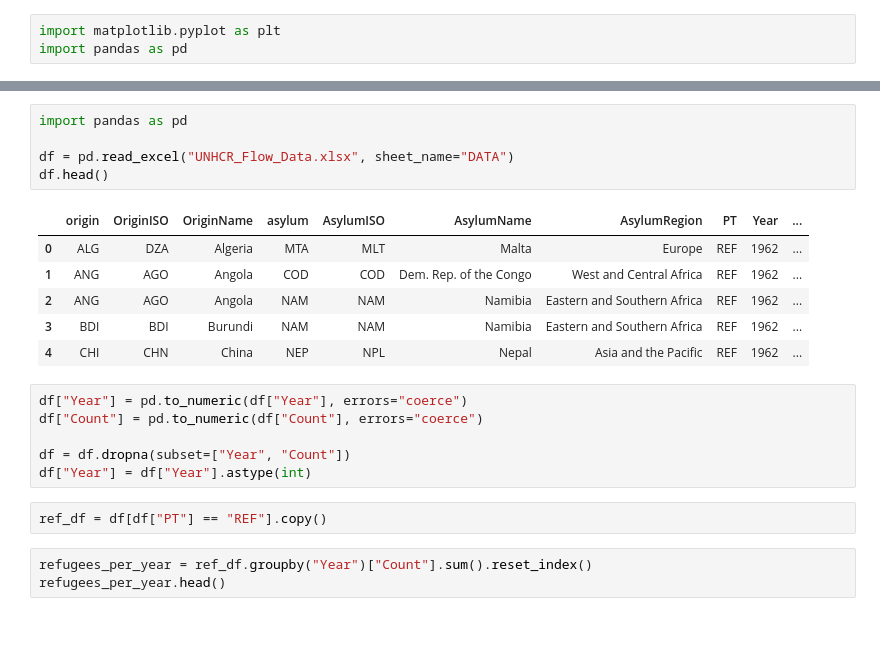
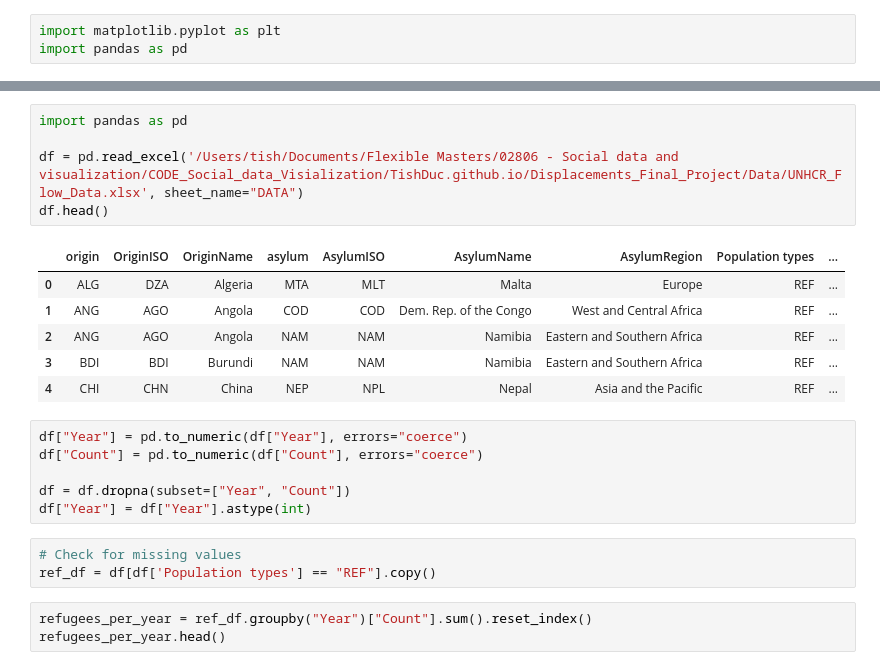
Before and after one commit to TishDuc/TishDuc.github.io, a Jupyter notebook: Displacements_Final_Project/Oiger_script.ipynb, the cells around one changed output, grey strips where cells are left out. Saved outputs shown, nothing was run; the diff lists cells and outputs as text; blank space fills up the shorter version.

```diff
--- a/Displacements_Final_Project/Oiger_script.ipynb
+++ b/Displacements_Final_Project/Oiger_script.ipynb
@@ -20,15 +20,15 @@ print(xls.sheet_names)
 # %%
 import pandas as pd
 
-df = pd.read_excel("UNHCR_Flow_Data.xlsx", sheet_name="DATA")
+df = pd.read_excel('/Users/tish/Documents/Flexible Masters/02806 - Social data and visualization/CODE_Social_data_Visialization/TishDuc.github.io/Displacements_Final_Project/Data/UNHCR_Flow_Data.xlsx', sheet_name="DATA")
 df.head()
 # %% [output]
-|  | origin | OriginISO | OriginName | asylum | AsylumISO | AsylumName | AsylumRegion | PT | Year | ... |
-| 0 | ALG | DZA | Algeria | MTA | MLT | Malta | Europe | REF | 1962 | ... |
-| 1 | ANG | AGO | Angola | COD | COD | Dem. Rep. of the Congo | West and Central Africa | REF | 1962 | ... |
-| 2 | ANG | AGO | Angola | NAM | NAM | Namibia | Eastern and Southern Africa | REF | 1962 | ... |
-| 3 | BDI | BDI | Burundi | NAM | NAM | Namibia | Eastern and Southern Africa | REF | 1962 | ... |
-| 4 | CHI | CHN | China | NEP | NPL | Nepal | Asia and the Pacific | REF | 1962 | ... |
+|  | origin | OriginISO | OriginName | asylum | AsylumISO | AsylumName | AsylumRegion | Population types | ... |
+| 0 | ALG | DZA | Algeria | MTA | MLT | Malta | Europe | REF | ... |
+| 1 | ANG | AGO | Angola | COD | COD | Dem. Rep. of the Congo | West and Central Africa | REF | ... |
+| 2 | ANG | AGO | Angola | NAM | NAM | Namibia | Eastern and Southern Africa | REF | ... |
+| 3 | BDI | BDI | Burundi | NAM | NAM | Namibia | Eastern and Southern Africa | REF | ... |
+| 4 | CHI | CHN | China | NEP | NPL | Nepal | Asia and the Pacific | REF | ... |
 # %%
 df["Year"] = pd.to_numeric(df["Year"], errors="coerce")
 df["Count"] = pd.to_numeric(df["Count"], errors="coerce")
@@ -36,7 +36,8 @@ df["Count"] = pd.to_numeric(df["Count"], errors="coerce")
 df = df.dropna(subset=["Year", "Count"])
 df["Year"] = df["Year"].astype(int)
 # %%
-ref_df = df[df["PT"] == "REF"].copy()
+# Check for missing values
+ref_df = df[df['Population types'] == "REF"].copy()
 # %%
 refugees_per_year = ref_df.groupby("Year")["Count"].sum().reset_index()
 refugees_per_year.head()
```
Also changed, not shown: parts of 2 cells of this notebook, 2 other files.
